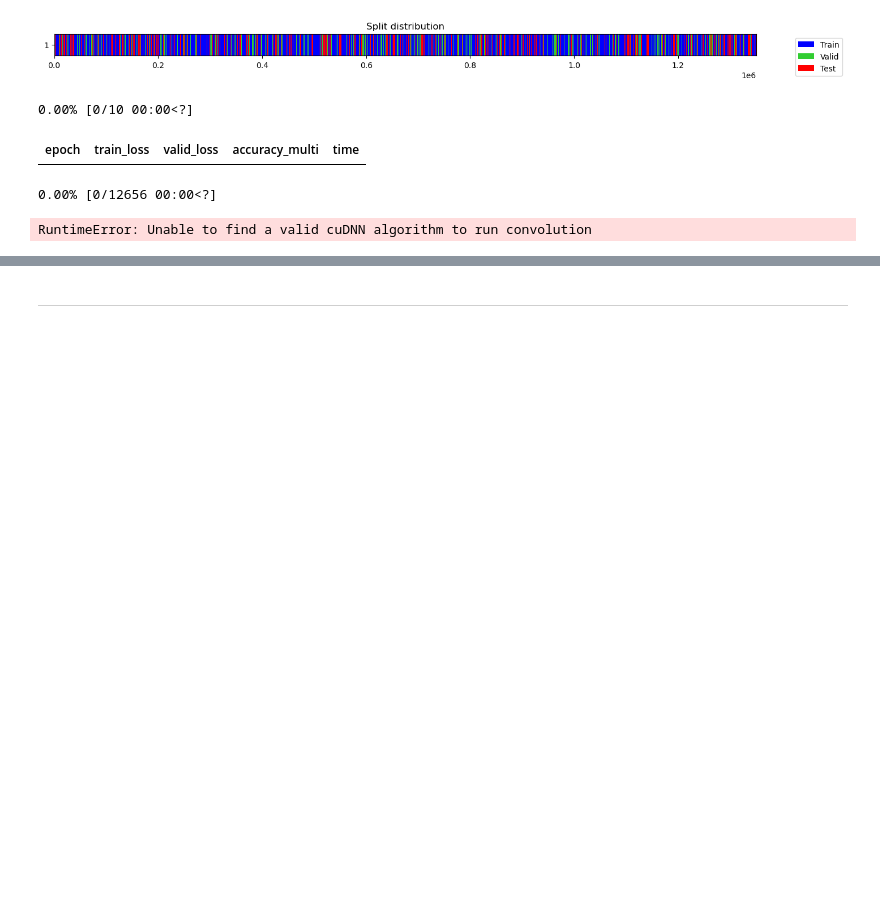
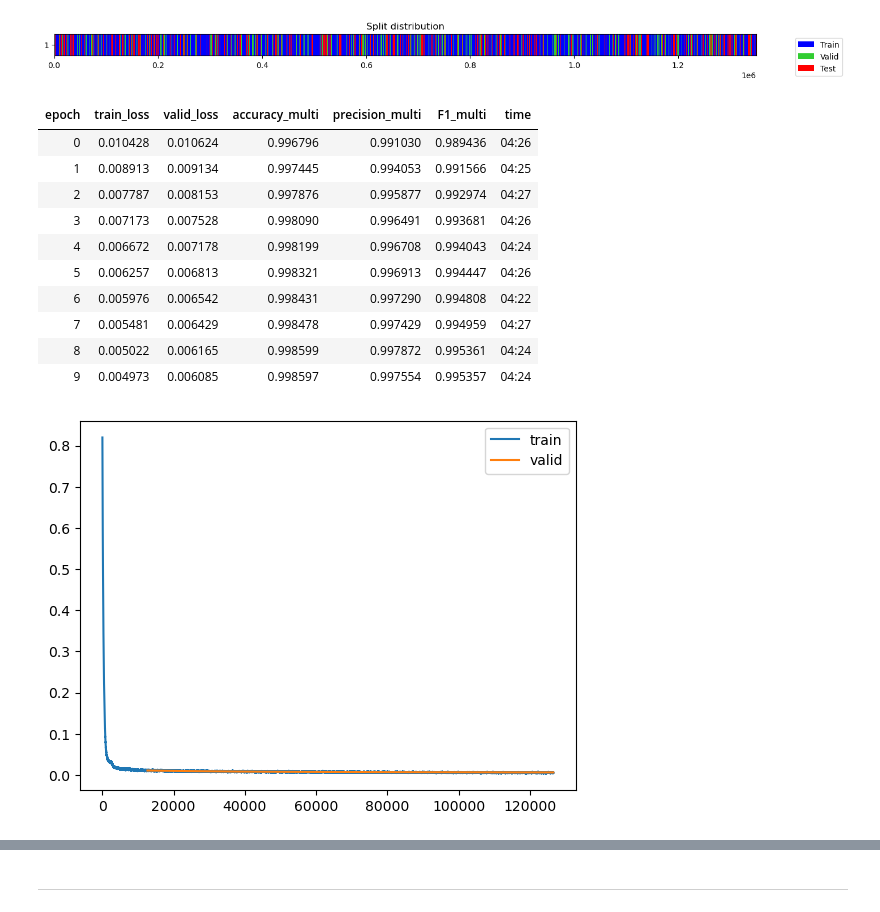
Before and after one commit to aivill-project/v2x_ts, a Jupyter notebook: V2X_preprocess_9.ipynb, the cells around one changed output, grey strips where cells are left out. Saved outputs shown, nothing was run; the diff lists cells and outputs as text; code cells hidden in the pictures; blank space fills up the shorter version.

```diff
--- a/V2X_preprocess_9.ipynb
+++ b/V2X_preprocess_9.ipynb
@@ -333,14 +343,22 @@ test_eq(y.shape, (X.shape[0], 4))
 # %%
 tfms = [None, [MultiCategorize, OneHotEncode]]
 dsets = TSDatasets(X, y, tfms=tfms, splits=split)
 dls = TSDataLoaders.from_dsets(dsets.train, dsets.valid, bs=[64, 128], shuffle_train=False, batch_tfms=[TSStandardize()])
 
 model = InceptionTime(dls.vars, dls.c)
-learn = Learner(dls, model, loss_func=BCEWithLogitsLossFlat(), metrics=accuracy_multi)
+learn = Learner(dls, model, loss_func=BCEWithLogitsLossFlat(), metrics=[accuracy_multi, precision_multi, F1_multi])
 learn.fit_one_cycle(10)
 learn.recorder.plot_loss()
 # %% [output]
-0.00% [0/10 00:00<?]
-| epoch | train_loss | valid_loss | accuracy_multi | time |
+| epoch | train_loss | valid_loss | accuracy_multi | precision_multi | F1_multi | time |
+| 0 | 0.010428 | 0.010624 | 0.996796 | 0.991030 | 0.989436 | 04:26 |
+| 1 | 0.008913 | 0.009134 | 0.997445 | 0.994053 | 0.991566 | 04:25 |
+| 2 | 0.007787 | 0.008153 | 0.997876 | 0.995877 | 0.992974 | 04:27 |
+| 3 | 0.007173 | 0.007528 | 0.998090 | 0.996491 | 0.993681 | 04:26 |
+| 4 | 0.006672 | 0.007178 | 0.998199 | 0.996708 | 0.994043 | 04:24 |
+| 5 | 0.006257 | 0.006813 | 0.998321 | 0.996913 | 0.994447 | 04:26 |
+| 6 | 0.005976 | 0.006542 | 0.998431 | 0.997290 | 0.994808 | 04:22 |
+| 7 | 0.005481 | 0.006429 | 0.998478 | 0.997429 | 0.994959 | 04:27 |
+| 8 | 0.005022 | 0.006165 | 0.998599 | 0.997872 | 0.995361 | 04:24 |
+| 9 | 0.004973 | 0.006085 | 0.998597 | 0.997554 | 0.995357 | 04:24 |
-0.00% [0/12656 00:00<?]
-RuntimeError: Unable to find a valid cuDNN algorithm to run convolution
+[figure, added]
```
Also changed, not shown: parts of 12 cells of this notebook, 6 other files.
